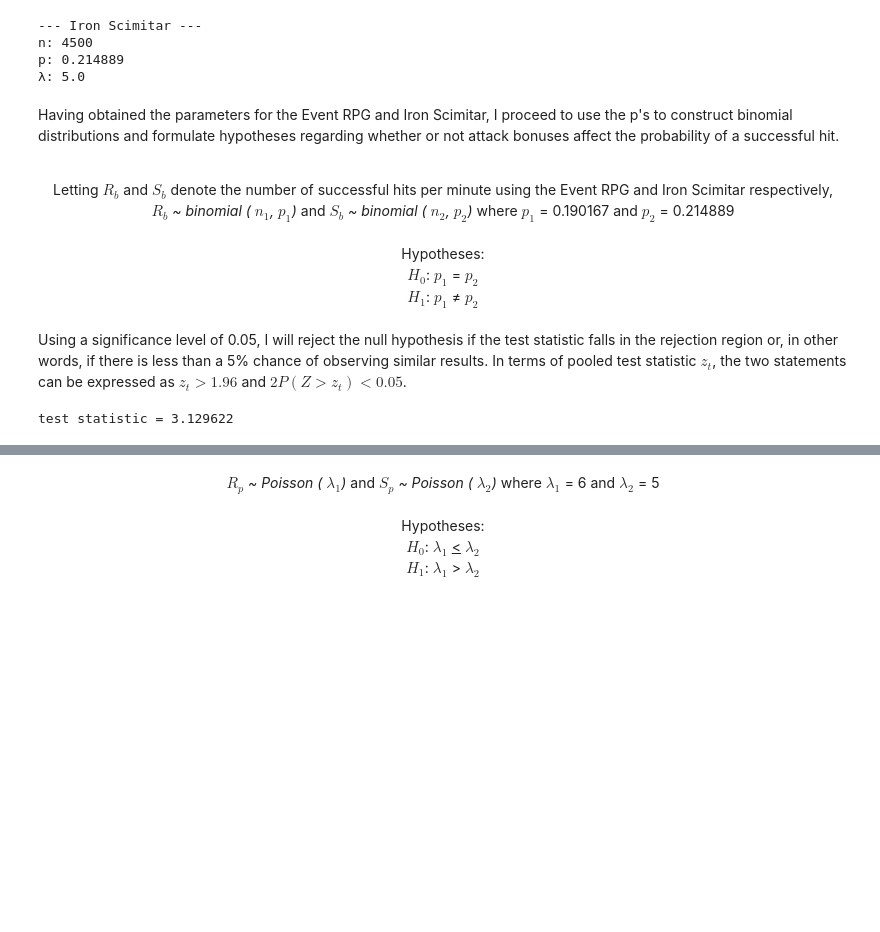
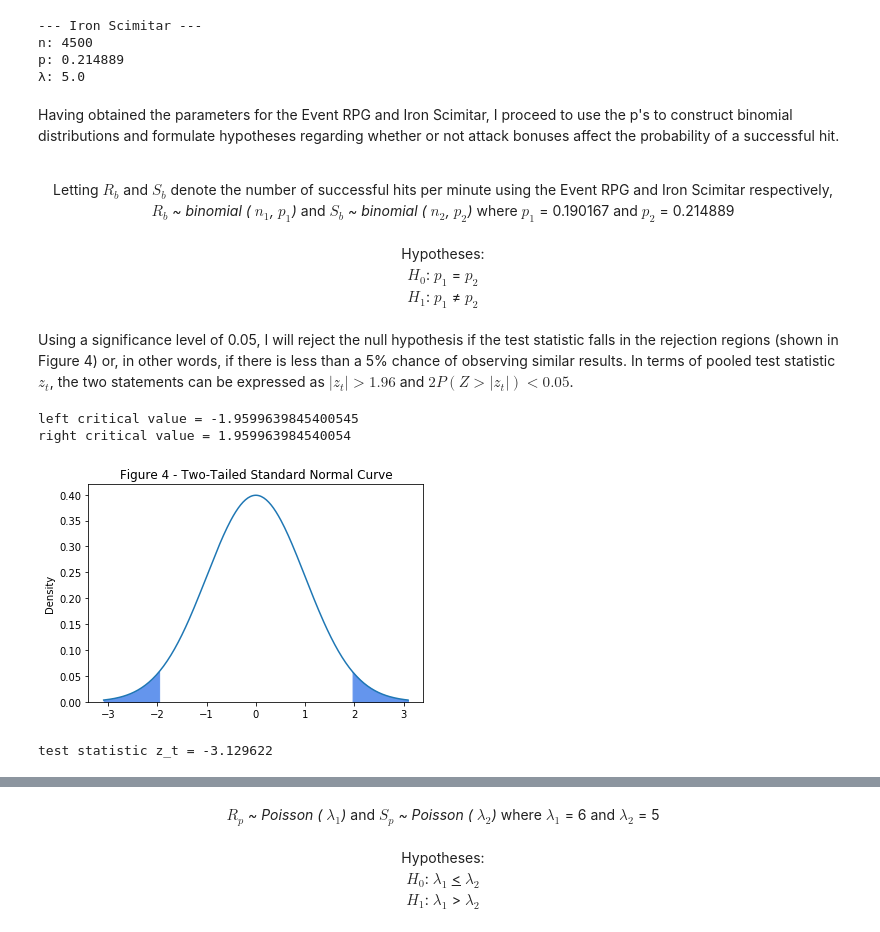
Before and after one commit to ys-lin14/OSRS-Analysis, a Jupyter notebook: probability.ipynb, the cells around one changed output, grey strips where cells are left out. Cells and saved outputs as stored; diff of their text form; code cells hidden in the pictures; blank space fills up the shorter version.

Commit message:
added a function to graph the standard normal curve with lower, upper and two-tailed shading options, added more markdown for the binomial hypothesis testing

```diff
--- a/probability.ipynb
+++ b/probability.ipynb
@@ -84,11 +84,42 @@ def get_pooled_test_statistic(n1, n2, p1, p2):
     p = (((n1) * (p1)) + ((n2) * (p2))) / (n1 + n2)
     sigma = math.sqrt(p * (1 - p) * ((1 / n1) + (1 / n2)))
 
-
-    z  = (p1 - p2) / sigma if (p1 > p2) else ((p2 - p1) / sigma)
+    z  = (p1 - p2) / sigma
     rounded_z = round(z, 6)
 
     return rounded_z
+
+# graphs a standard normal curve with the option to shade the lower, upper or both tails
+# if shading both tails, the area of each tail equal half of the significance level
+def graph_standard_normal(graph_title, significance_level = None, shade = None):
+    standard_normal_x = np.linspace(stats.norm.ppf(0.001), stats.norm.ppf(0.999), 250)
+    standard_normal_y = stats.norm.pdf(standard_normal_x)
+
+    standard_normal_curve = sns.lineplot(standard_normal_x, standard_normal_y)
+    standard_normal_curve.set(title = graph_title,
+                              ylabel = "Density")
+
+    if shade is not None:
+        d = { "both"  : (1, 1, stats.norm.ppf(significance_level / 2), stats.norm.ppf(1 - significance_level / 2)),
+              "lower" : (1, 0, stats.norm.ppf(significance_level), -1),
+              "upper" : (0, 1, -1, stats.norm.ppf((1 - significance_level))) }
+
+        (shadeLower, shadeUpper, critical_left, critical_right) = d[shade]
+
+        if (shadeLower):
+            left_tail_x = standard_norm_x[standard_norm_x < critical_left]
+            left_tail_y = stats.norm.pdf(left_tail_x)
+            plt.fill_between(left_tail_x, left_tail_y, color = "cornflowerblue")
+            print("left critical value =", critical_left)
+
+        if (shadeUpper):
+            right_tail_x = standard_norm_x[standard_norm_x > critical_right]
+            right_tail_y = stats.norm.pdf(right_tail_x)
+            plt.fill_between(right_tail_x, right_tail_y, color = "cornflowerblue")
+            print("right critical value =", critical_right)
+
+    plt.ylim(0, 0.42)
+    plt.show()
 # %%
 # load data
 combined_df = pd.read_csv("data/combined_data.csv")
@@ -209,9 +240,15 @@ Letting $R_{b}$ and $S_{b}$ denote the number of successful hits per minute usin
 </center>
 
 <br>
-Using a significance level of 0.05, I will reject the null hypothesis if the test statistic falls in the rejection region or, in other words, if there is less than a 5% chance of observing similar results. In terms of pooled test statistic $z_{t}$, the two statements can be expressed as $z_{t} > 1.96$ and $2P(Z > z_{t}) < 0.05$.
+Using a significance level of 0.05, I will reject the null hypothesis if the test statistic falls in the rejection regions (shown in Figure 4) or, in other words, if there is less than a 5% chance of observing similar results. In terms of pooled test statistic $z_{t}$, the two statements can be expressed as $|z_{t}| > 1.96$ and $2P(Z > |z_{t}|) < 0.05$.
+# %%
+graph_standard_normal("Figure 4 - Two-Tailed Standard Normal Curve", 0.05, "both")
+# %% [output]
+left critical value = -1.9599639845400545
+right critical value = 1.959963984540054
+[figure, added]
 # %%
 z_test = get_pooled_test_statistic(rpg_n, scim_n, rpg_p, scim_p)
-print("test statistic =", z_test)
+print("test statistic z_t =", z_test)
 # %% [output]
-test statistic = 3.129622
+test statistic z_t = -3.129622
```
Also changed, not shown: parts of 3 cells of this notebook.
